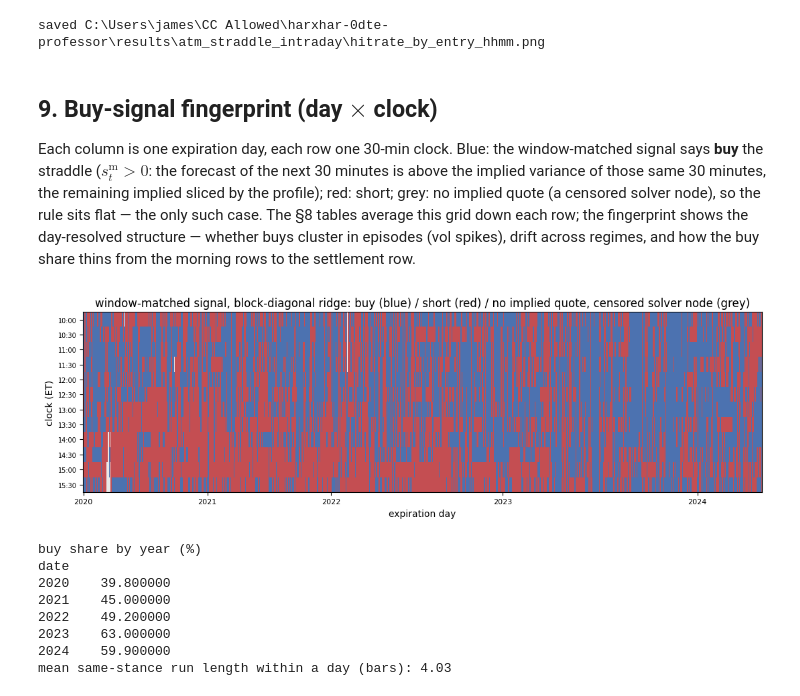
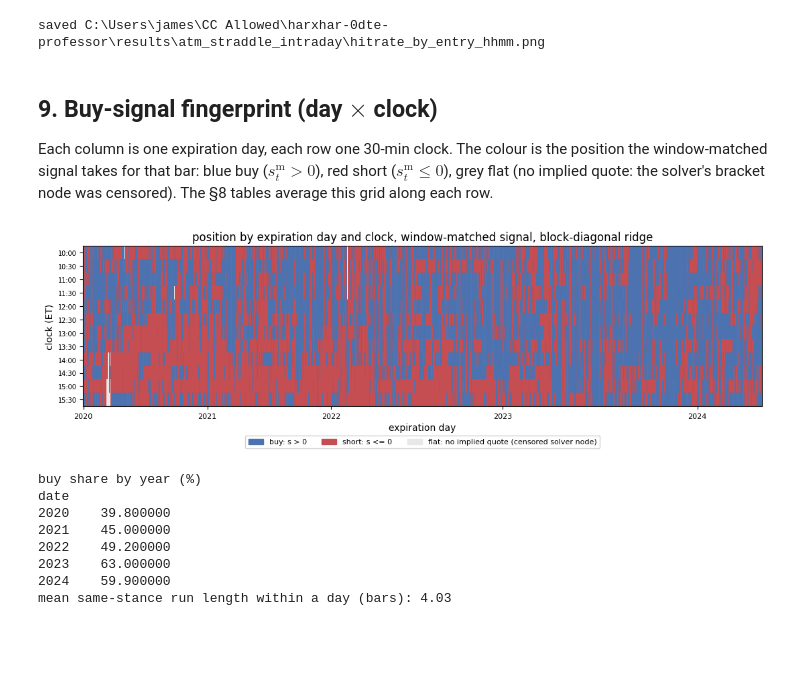
Before and after one commit to jamesdchen/harxhar-clean, a Jupyter notebook: notebooks/atm_straddle_intraday.ipynb, the cells around one changed output. Saved outputs shown, nothing was run; the diff lists cells and outputs as text; code cells hidden in the pictures; blank space fills up the shorter version.

```diff
--- a/notebooks/atm_straddle_intraday.ipynb
+++ b/notebooks/atm_straddle_intraday.ipynb
@@ -1583,50 +1583,48 @@ saved C:\Users\james\CC Allowed\harxhar-0dte-professor\results\atm_straddle_intr
 # %% [markdown]
 ## 9. Buy-signal fingerprint (day $\times$ clock)
 
-Each column is one expiration day, each row one 30-min clock. Blue:
-the window-matched signal says **buy** the straddle
-($s^{\mathrm{m}}_t>0$: the forecast of the next 30 minutes is above the implied
-variance of those same 30 minutes, the remaining implied sliced by the
-profile); red: short; grey: no implied quote (a censored solver node), so the
-rule sits flat — the only such case. The §8 tables average this grid down
-each row; the fingerprint shows the day-resolved structure — whether
-buys cluster in episodes (vol spikes), drift across regimes, and how
-the buy share thins from the morning rows to the settlement row.
+Each column is one expiration day, each row one 30-min clock. The colour is the position the window-matched signal takes for that bar: blue buy ($s^{\mathrm{m}}_t>0$), red short ($s^{\mathrm{m}}_t\le 0$), grey flat (no implied quote: the solver's bracket node was censored). The §8 tables average this grid along each row.
 # %%
 grid = work.assign(qsign=pos_m.fillna(0.0)).pivot_table(
     index="hhmm", columns="date", values="qsign", aggfunc="first"
 )
 grid = grid.sort_index()
 
 from matplotlib.colors import BoundaryNorm, ListedColormap
 cmap = ListedColormap(["#c44e52", "#e8e8e8", "#4c72b0"])
 norm = BoundaryNorm([-1.5, -0.5, 0.5, 1.5], cmap.N)
 fig, ax = plt.subplots(figsize=(11, 3.6))
 ax.imshow(grid.to_numpy(), aspect="auto", cmap=cmap, norm=norm, interpolation="none")
 ax.set_yticks(range(len(grid.index)), grid.index, fontsize=7)
 yrs = pd.DatetimeIndex(grid.columns).year
 ticks = [int(np.argmax(yrs == y)) for y in sorted(set(yrs))]
 ax.set_xticks(ticks, sorted(set(yrs)), fontsize=8)
 ax.set_xlabel("expiration day")
 ax.set_ylabel("clock (ET)")
-ax.set_title("window-matched signal, block-diagonal ridge: buy (blue) / short (red) / no implied quote, censored solver node (grey)")
+ax.set_title("position by expiration day and clock, window-matched signal, block-diagonal ridge")
+from matplotlib.patches import Patch
+ax.legend(
+    handles=[Patch(color="#4c72b0", label="buy: s > 0"), Patch(color="#c44e52", label="short: s <= 0"),
+             Patch(color="#e8e8e8", label="flat: no implied quote (censored solver node)")],
+    fontsize=8, loc="upper center", bbox_to_anchor=(0.5, -0.16), ncol=3, framealpha=0.9,
+)
 fig.tight_layout()
 fig.savefig(OUT / "buy_fingerprint_day_clock.png", dpi=120, bbox_inches="tight")
 display(fig)
 plt.close(fig)
 
 sgn = pos_m.fillna(0.0)
 by_year = work.assign(buy=(sgn > 0)).groupby(work["date"].dt.year)["buy"].mean() * 100.0
 print("buy share by year (%)")
 print(by_year.round(1).to_string())
 runs = (
     work.assign(qsign=sgn)
     .groupby("date")["qsign"]
     .apply(lambda s: (s != s.shift()).cumsum().value_counts().mean())
 )
 print("mean same-stance run length within a day (bars):", round(float(runs.mean()), 2))
 # %% [output]
-[figure, old version]
+[figure, new version]
 buy share by year (%)
 date
 2020    39.800000
```
Also changed, not shown: 2 other files.
